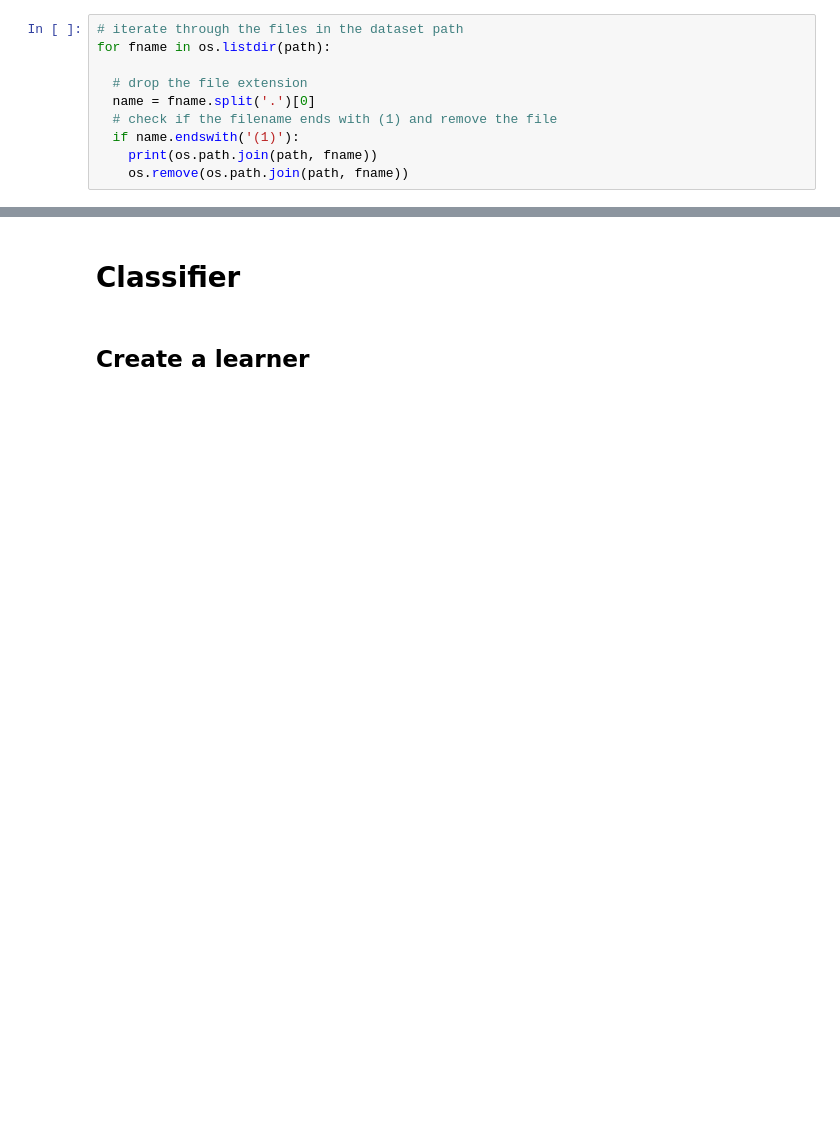
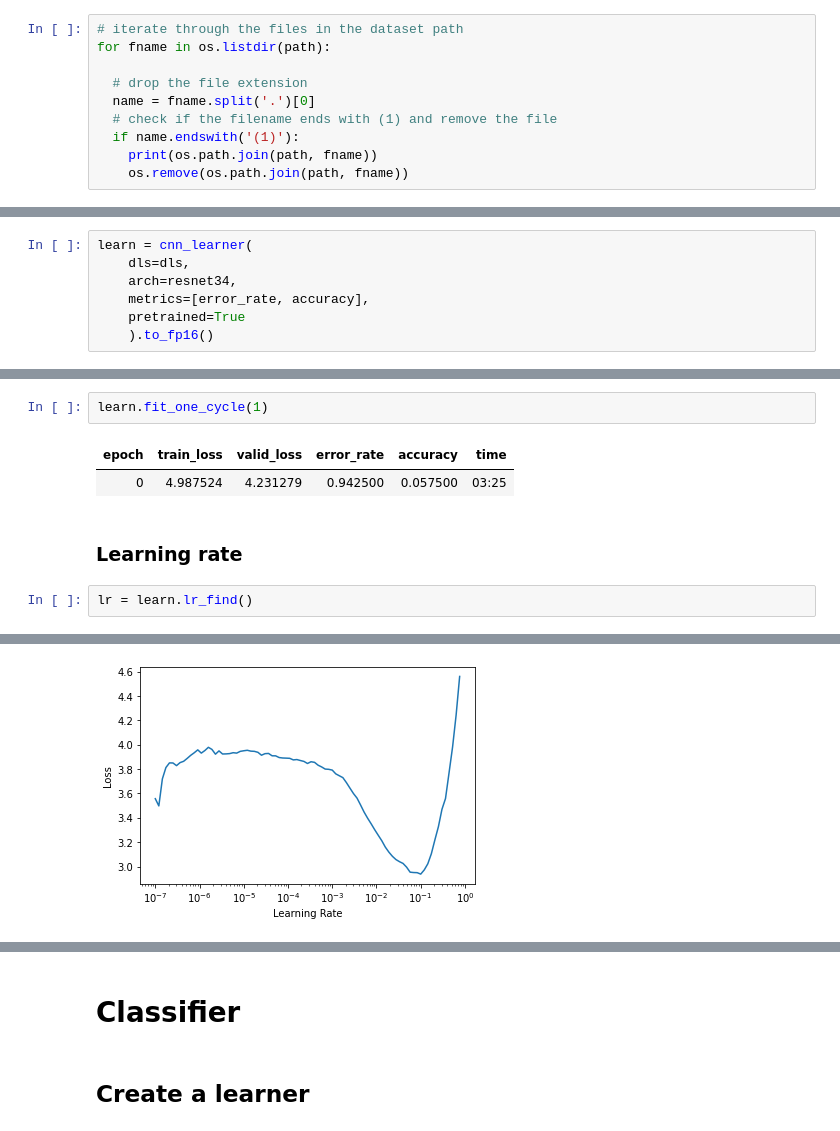
Before and after one commit to adamsiemaszkiewicz/sound_classifier, a Jupyter notebook: 02_Classifier.ipynb, the cells around one changed output, grey strips where cells are left out. Saved outputs shown, nothing was run; the diff lists cells and outputs as text; blank space fills up the shorter version.

```diff
--- a/02_Classifier.ipynb
+++ b/02_Classifier.ipynb
@@ -176,0 +322,7 @@ dls.show_batch()
+# %%
+learn = cnn_learner(
+    dls=dls,
+    arch=resnet34,
+    metrics=[error_rate, accuracy],
+    pretrained=True
+    ).to_fp16()
@@ -176,0 +331,10 @@ dls.show_batch()
+# %%
+learn.fit_one_cycle(1)
+# %% [output]
+| epoch | train_loss | valid_loss | error_rate | accuracy | time |
+| 0 | 4.987524 | 4.231279 | 0.942500 | 0.057500 | 03:25 |
+# %% [markdown]
+### Learning rate
+# %%
+lr = learn.lr_find()
+# %% [output]
@@ -176,0 +342 @@ dls.show_batch()
+[figure, added]
```
Also changed, not shown: parts of 118 cells of this notebook, 1 other file.
